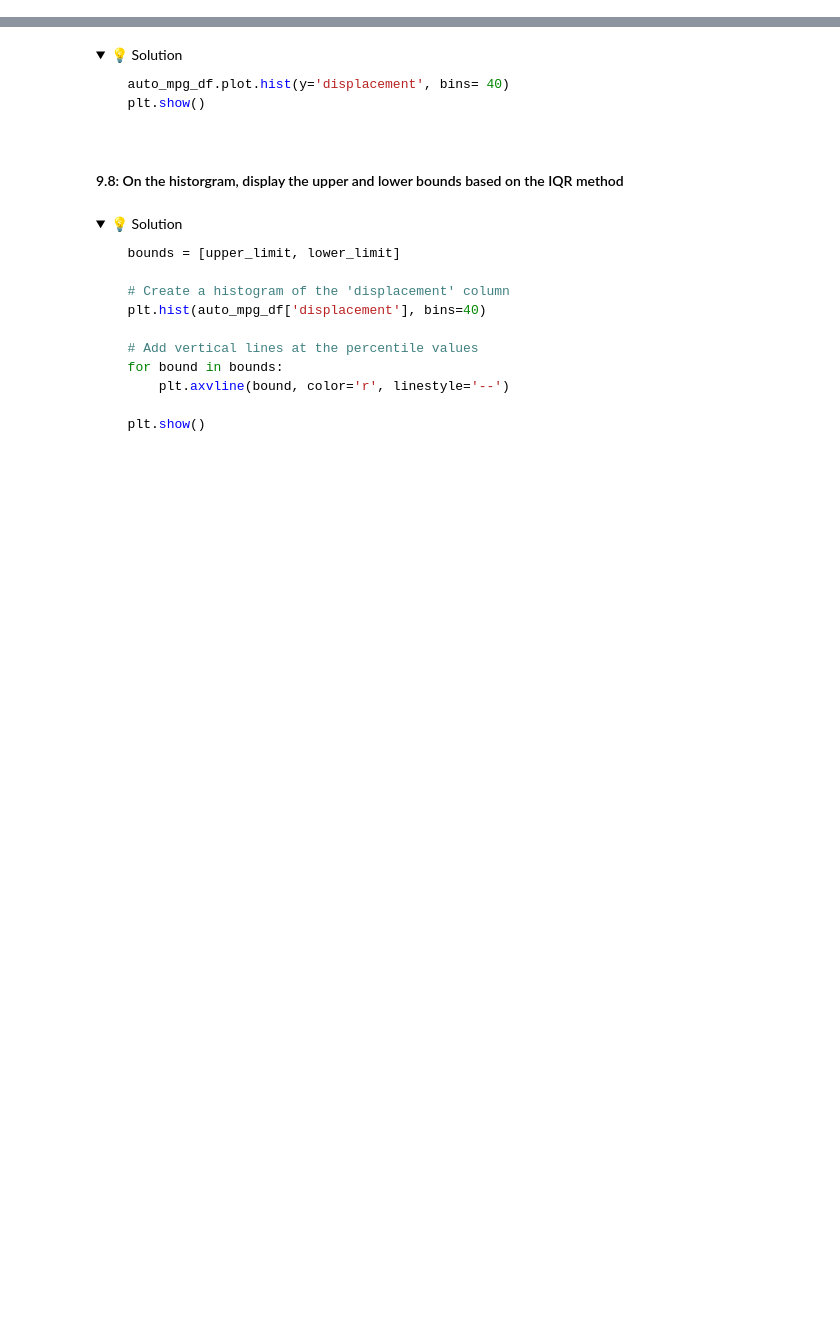
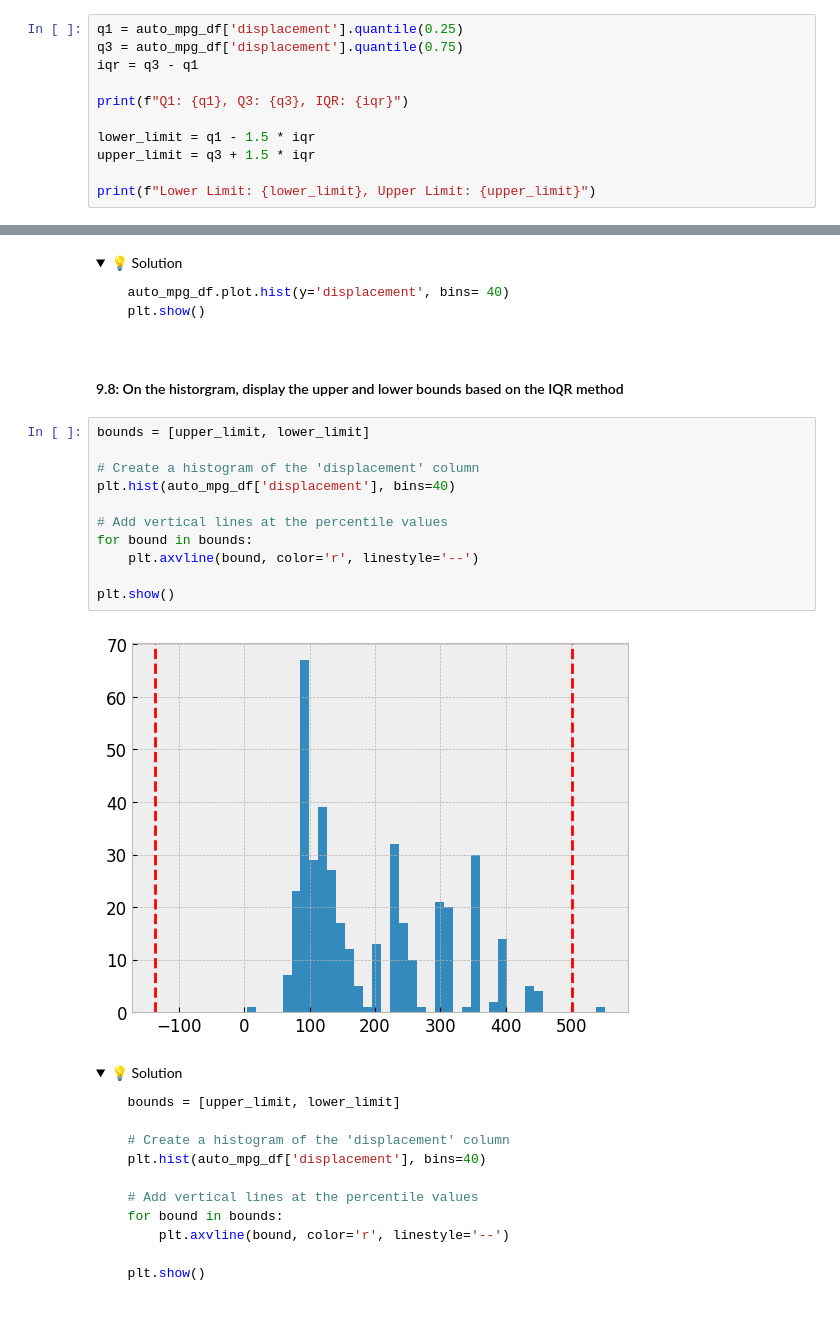
Before and after one commit to IT4063-Spring2025/exploratory-data-analysis-grandhvj, a Jupyter notebook: notebook.ipynb, the cells around one changed output, grey strips where cells are left out. Drawn from its saved outputs; the diff is of its cells as text; folded sections open; blank space fills up the shorter version.

```diff
--- a/notebook.ipynb
+++ b/notebook.ipynb
@@ -623,3 +656,14 @@ We will be exploring all 3 methods in this exercise.
 * Calculate the lower and upper bound of the data. using a 1.5 multiple or the IQR.
   * Lower bound = 25th percentile - 1.5 * IQR
   * Upper bound = 75th percentile + 1.5 * IQR
+# %%
+q1 = auto_mpg_df['displacement'].quantile(0.25)
+q3 = auto_mpg_df['displacement'].quantile(0.75)
+iqr = q3 - q1
+
+print(f"Q1: {q1}, Q3: {q3}, IQR: {iqr}")
+
+lower_limit = q1 - 1.5 * iqr
+upper_limit = q3 + 1.5 * iqr
+
+print(f"Lower Limit: {lower_limit}, Upper Limit: {upper_limit}")
@@ -722,6 +806,19 @@ we'll use a 1% threshold for this exercise.
 </details>
 # %% [markdown]
 #### 9.8: On the historgram, display the upper and lower bounds based on the IQR method
+# %%
+bounds = [upper_limit, lower_limit]
+
+# Create a histogram of the 'displacement' column
+plt.hist(auto_mpg_df['displacement'], bins=40)
+
+# Add vertical lines at the percentile values
+for bound in bounds:
+    plt.axvline(bound, color='r', linestyle='--')
+
+plt.show()
+# %% [output]
+[figure, added]
 # %% [markdown]
 <details>
   <summary>💡 Solution</summary>
```
Also changed, not shown: parts of 18 cells of this notebook, 1 other file.
